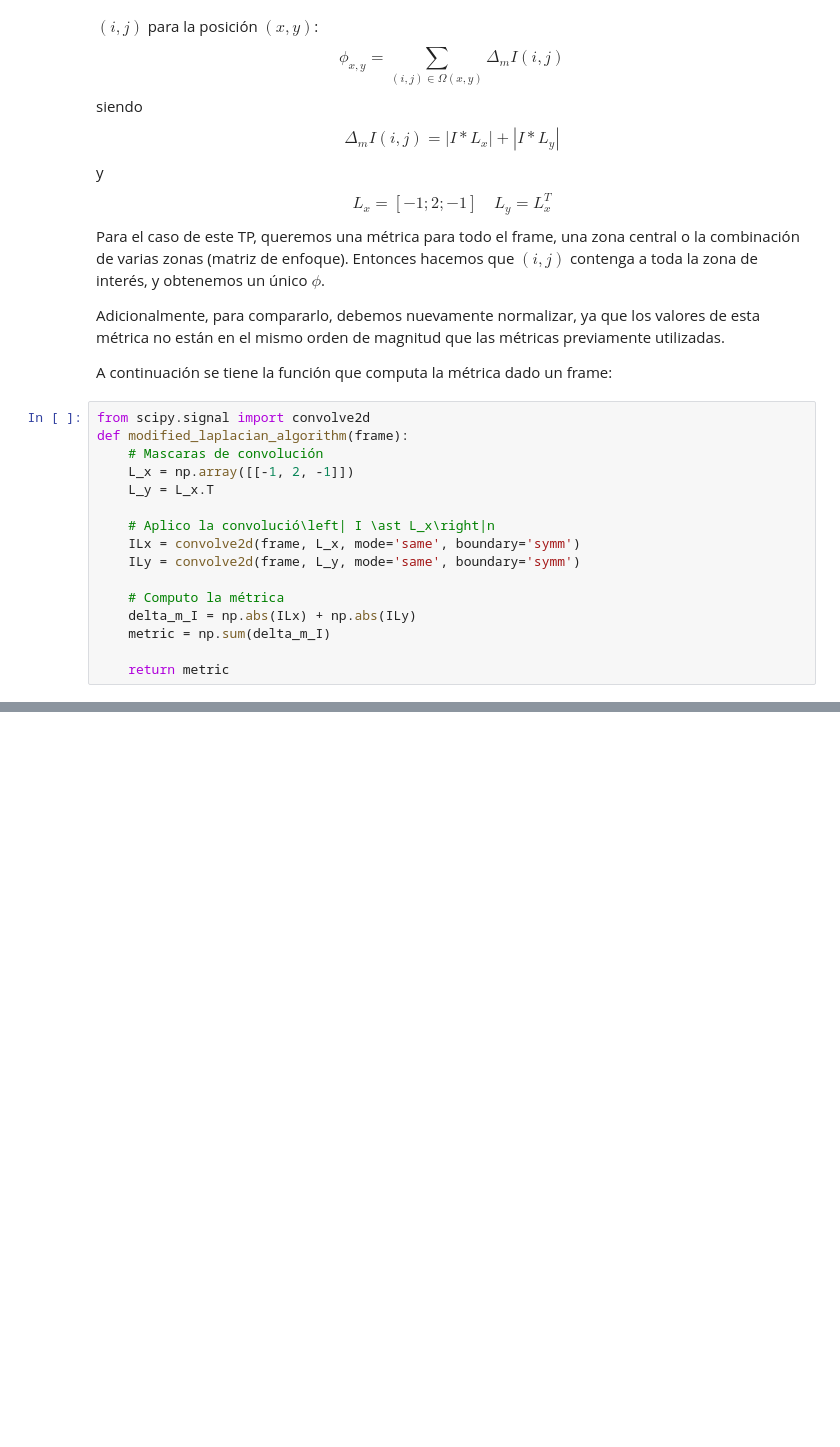
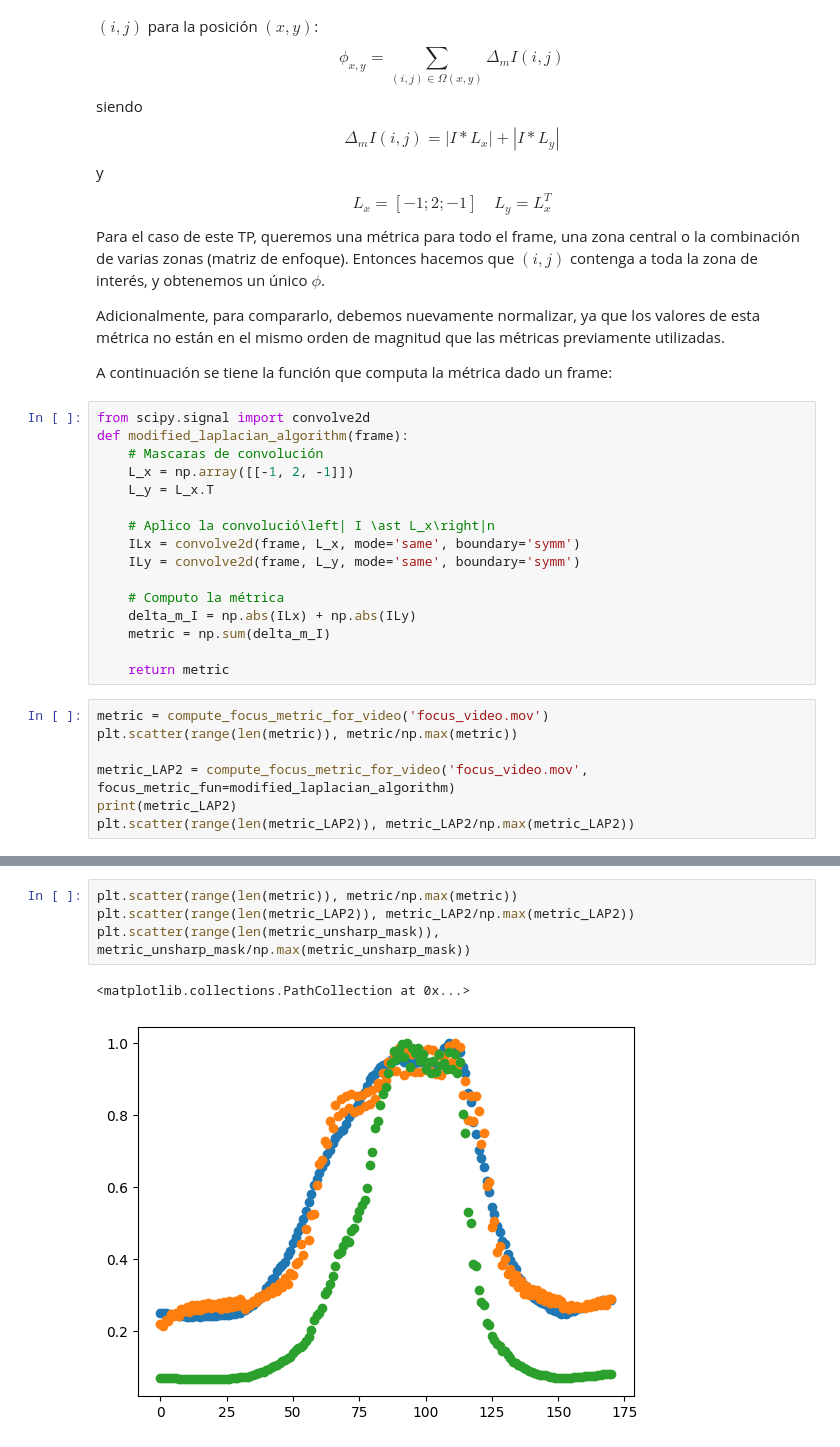
Before and after one commit to jteich99/vision_computadora_i, a Jupyter notebook: TPs/tp2/tp2.ipynb, the cells around one changed output, grey strips where cells are left out. Cells and saved outputs as stored; diff of their text form; blank space fills up the shorter version.

```diff
--- a/TPs/tp2/tp2.ipynb
+++ b/TPs/tp2/tp2.ipynb
@@ -330,3 +370,10 @@ def modified_laplacian_algorithm(frame):
     metric = np.sum(delta_m_I)
 
     return metric
+# %%
+metric = compute_focus_metric_for_video('focus_video.mov')
+plt.scatter(range(len(metric)), metric/np.max(metric))
+
+metric_LAP2 = compute_focus_metric_for_video('focus_video.mov', focus_metric_fun=modified_laplacian_algorithm)
+print(metric_LAP2)
+plt.scatter(range(len(metric_LAP2)), metric_LAP2/np.max(metric_LAP2))
@@ -332,0 +401,7 @@ def modified_laplacian_algorithm(frame):
+# %%
+plt.scatter(range(len(metric)), metric/np.max(metric))
+plt.scatter(range(len(metric_LAP2)), metric_LAP2/np.max(metric_LAP2))
+plt.scatter(range(len(metric_unsharp_mask)), metric_unsharp_mask/np.max(metric_unsharp_mask))
+# %% [output]
+<matplotlib.collections.PathCollection at 0x...>
+[figure, added]
```
Also changed, not shown: parts of 15 cells of this notebook.
